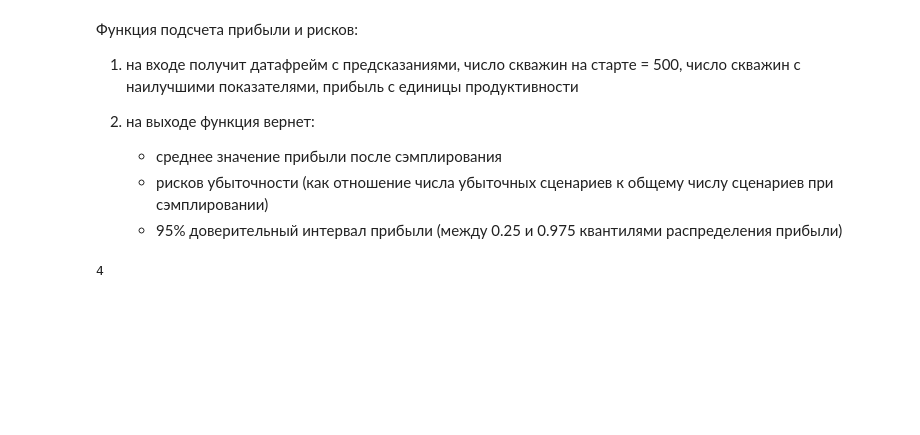
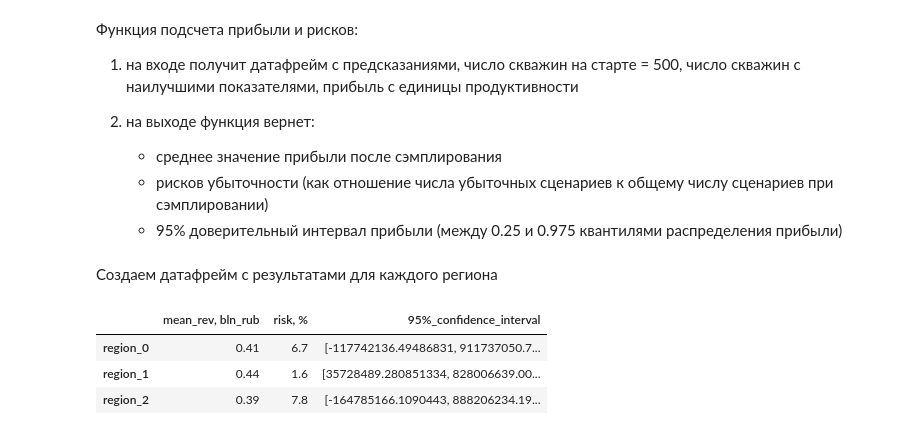
Before and after one commit to anthonypotekhin/studying, a Jupyter notebook: yandex_practicum/10_ml_business/ml_b_proj.ipynb, the cells around one changed output. Drawn from its saved outputs; the diff is of its cells as text; code cells hidden in the pictures; blank space fills up the shorter version.

```diff
--- a/yandex_practicum/10_ml_business/ml_b_proj.ipynb
+++ b/yandex_practicum/10_ml_business/ml_b_proj.ipynb
@@ -653,27 +653,30 @@ lr_metrics_df[['predicted_mean', 'true_mean', 'profitable_product']]
     - рисков убыточности (как отношение числа убыточных сценариев к общему числу сценариев при сэмплировании)
     - 95% доверительный интервал прибыли (между 0.25 и 0.975 квантилями распределения прибыли)
 # %%
-def calculate_risks_revenues(true_pred_df, basic_num_wells =500, number_of_wells, rev_per_unit):
+state = np.random.RandomState(12345)    # зададим для создания уникальных датасетов при сэмплировании
+
+def calculate_risks_revenues(true_pred_df, number_of_wells, rev_per_unit, basic_num_wells =500):
     # создаем контейнер для прибыли
     revenues = []
 
     # запускаем бутстреп на 1000 повторений
     for i in range(1000):
-        sampled_df = true_pred_df.sample(n=basic_num_wells,replace=True, random_state=RANDOM_STATE)
-        sampled_revenue = revenue(true_pred_df=true_pred_df, number_of_wells=num_wells,rev_per_unit=rev_per_1000_bar)
+        sampled_df = true_pred_df.sample(n=basic_num_wells,replace=True, random_state=state)
+        sampled_revenue = revenue(true_pred_df=sampled_df, number_of_wells=number_of_wells,rev_per_unit=rev_per_unit)
         revenues.append(sampled_revenue)
-        revenues = pd.Series(revenues)  # оборачиваем в серию для удобства
+
+    revenues = pd.Series(revenues)  # оборачиваем в серию для удобства
 
     # считаем значения, собираем в словарь
     mean_rev = round(revenues.mean()/10**9, 2)  # среднее значение прибыли
 
-    risks = revenues.loc[lambda x: x<0].count() / revenues.count()
+    risks = revenues.loc[lambda x: x<0].count() / revenues.count() * 100    # риск получения прибыли меньше 0 (убыток)
 
-    confidence_interval = [revenues.quantile(0.025), revenues.quantile(0.975)]  # 95% доверительный интервал
+    confidence_interval = ([revenues.quantile(0.025), revenues.quantile(0.975)],)  # 95% доверительный интервал
 
-    result_dict = {'mean_rev': mean_rev,
-                   'risk': f'{round(risks), 1)} %',
-                   'confidence_interval' : confidence_interval
+    result_dict = {'mean_rev, bln_rub': mean_rev,
+                   'risk, %': round(risks, 1),
+                   '95%_confidence_interval' : confidence_interval
     }
 
     return result_dict
@@ -682,4 +683,28 @@ ser = pd.Series([1,2,3,4,45,5,6,6,6,5])
-# %%
-ser.loc[lambda x: x<=4].count()
-# %% [output]
-4
+# %% [markdown]
+Создаем датафрейм с результатами для каждого региона
+# %%
+regions_res_df = pd.DataFrame()
+
+
+for i in range(3):
+    df = globals()[f"true_pred_region_{i}"]
+
+
+    # считаем все данные в словарь для каждого региона
+    data_dict = calculate_risks_revenues(true_pred_df= df,
+                        number_of_wells = num_wells,
+                        rev_per_unit= rev_per_1000_bar,
+                        basic_num_wells =500)
+
+    # Преобразуем словарь во временный датафрейм
+    temp_df = pd.DataFrame(data_dict, index=[f'region_{i}'])
+
+    # собираем в единый датафрейм
+    regions_res_df= pd.concat([regions_res_df, temp_df])
+# %%
+regions_res_df
+# %% [output]
+|  | mean_rev, bln_rub | risk, % | 95%_confidence_interval |
+| region_0 | 0.41 | 6.7 | [-117742136.49486831, 911737050.7... |
+| region_1 | 0.44 | 1.6 | [35728489.280851334, 828006639.00... |
+| region_2 | 0.39 | 7.8 | [-164785166.1090443, 888206234.19... |
```
Also changed, not shown: parts of 5 cells of this notebook.
